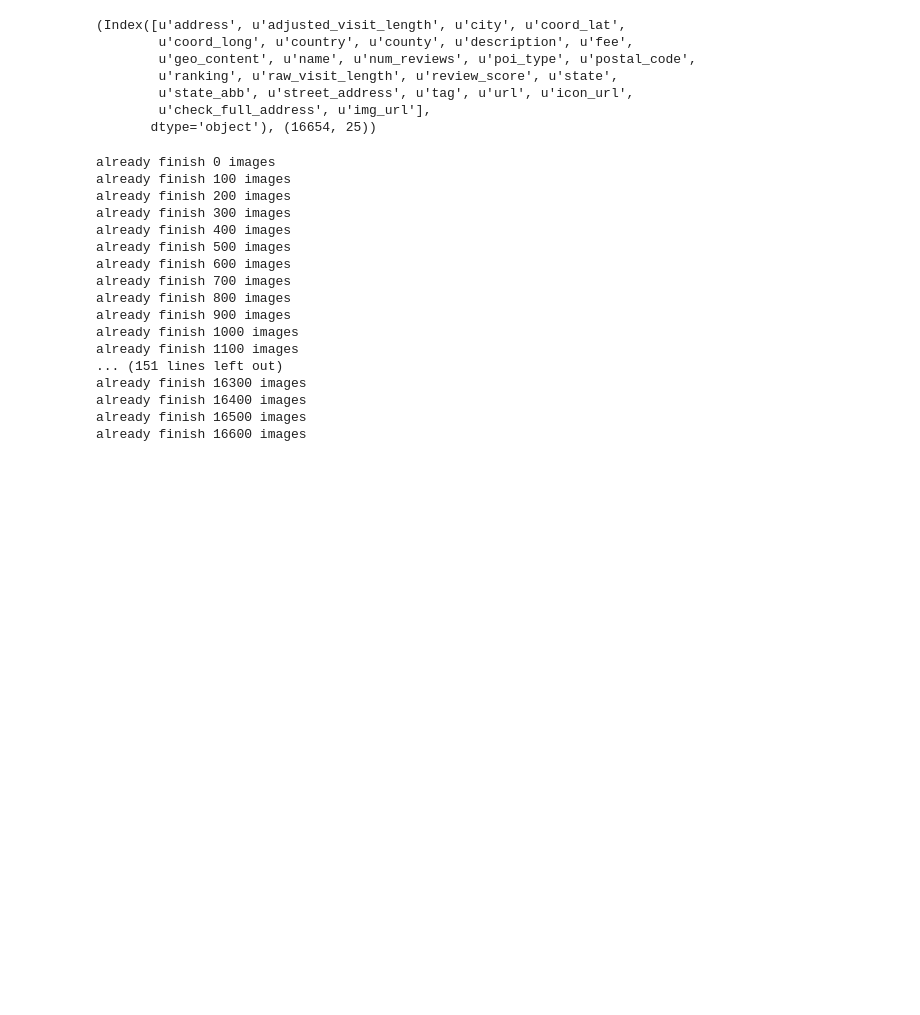
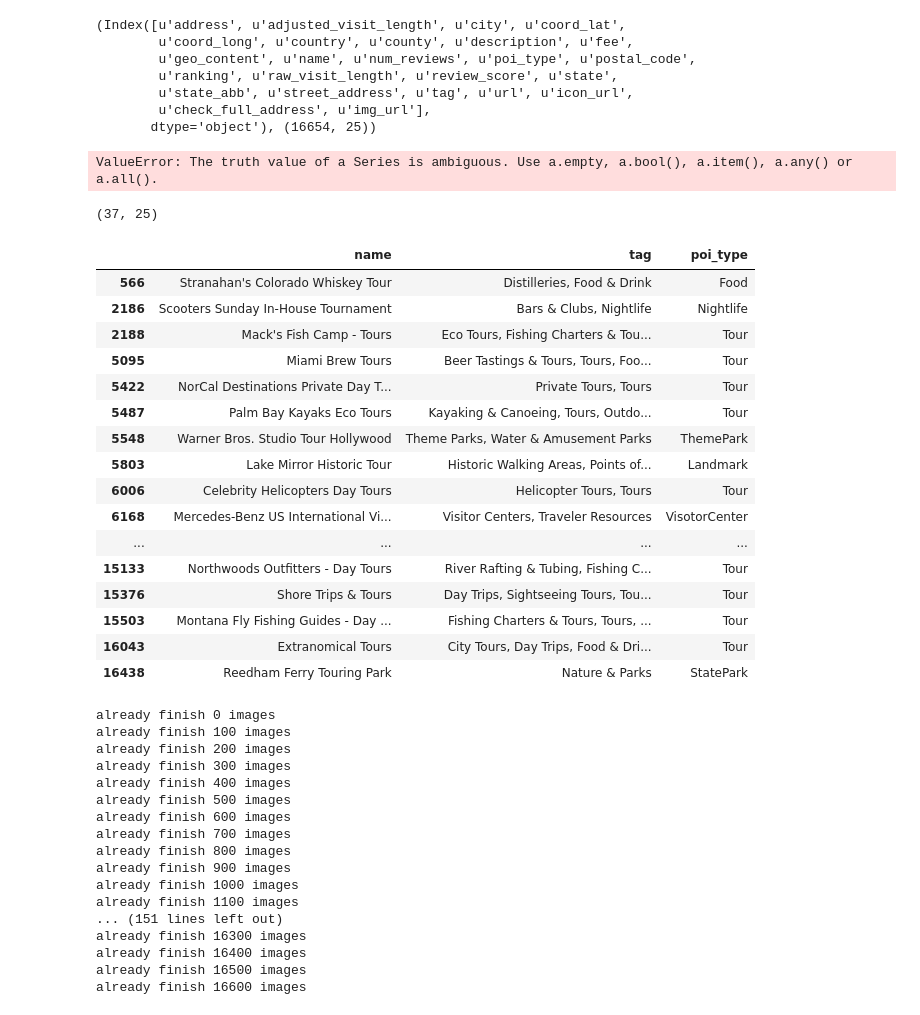
Before and after one commit to kennethcc2005/friends, a Jupyter notebook: sorted_theme.ipynb, the cells around one changed output. Saved outputs shown, nothing was run; the diff lists cells and outputs as text; code cells hidden in the pictures; blank space fills up the shorter version.

Commit message:
fix poi_type

```diff
--- a/sorted_theme.ipynb
+++ b/sorted_theme.ipynb
@@ -2,8 +2,8 @@
 import pandas as pd
 import numpy as py
 # %%
-poi = pd.read_csv("poi_detail_table_final_v1.csv", encoding = ('utf-8'), index_col =0)
-# poi.to_csv("poi_detail_table_final_v1.csv", encoding = ('utf-8'))
+# poi = pd.read_csv("poi_detail_table_final_v1.csv", encoding = ('utf-8'), index_col =0)
+poi.to_csv("poi_detail_table_final_v1.csv", encoding = ('utf-8'))
 # %%
 poi.columns, poi.shape
 # %% [output]
@@ -14,6 +14,38 @@ poi.columns, poi.shape
         u'state_abb', u'street_address', u'tag', u'url', u'icon_url',
         u'check_full_address', u'img_url'],
        dtype='object'), (16654, 25))
+# %%
+poi[(poi.name.str.contains('Tour', case=False) and poi.tag.str.contains('Tour'))][['name','tag','poi_type']]
+# %% [output]
+ValueError: The truth value of a Series is ambiguous. Use a.empty, a.bool(), a.item(), a.any() or a.all().
+# %%
+a = poi[poi.name.str.contains('Tour')]
+b= a[a.tag.str.contains('Tour')].shape
+b
+# [['name','tag','poi_type']]
+# poi["poi_type"].loc[b] = "Tour"
+# %% [output]
+(37, 25)
+# %%
+poi[poi.name.str.contains('Tour')][['name','tag','poi_type']]
+# %% [output]
+|  | name | tag | poi_type |
+| 566 | Stranahan's Colorado Whiskey Tour | Distilleries, Food & Drink | Food |
+| 2186 | Scooters Sunday In-House Tournament | Bars & Clubs, Nightlife | Nightlife |
+| 2188 | Mack's Fish Camp - Tours | Eco Tours, Fishing Charters & Tou... | Tour |
+| 5095 | Miami Brew Tours | Beer Tastings & Tours, Tours, Foo... | Tour |
+| 5422 | NorCal Destinations Private Day T... | Private Tours, Tours | Tour |
+| 5487 | Palm Bay Kayaks Eco Tours | Kayaking & Canoeing, Tours, Outdo... | Tour |
+| 5548 | Warner Bros. Studio Tour Hollywood | Theme Parks, Water & Amusement Parks | ThemePark |
+| 5803 | Lake Mirror Historic Tour | Historic Walking Areas, Points of... | Landmark |
+| 6006 | Celebrity Helicopters Day Tours | Helicopter Tours, Tours | Tour |
+| 6168 | Mercedes-Benz US International Vi... | Visitor Centers, Traveler Resources | VisotorCenter |
+| ... | ... | ... | ... |
+| 15133 | Northwoods Outfitters - Day Tours | River Rafting & Tubing, Fishing C... | Tour |
+| 15376 | Shore Trips & Tours | Day Trips, Sightseeing Tours, Tou... | Tour |
+| 15503 | Montana Fly Fishing Guides - Day ... | Fishing Charters & Tours, Tours, ... | Tour |
+| 16043 | Extranomical Tours | City Tours, Day Trips, Food & Dri... | Tour |
+| 16438 | Reedham Ferry Touring Park | Nature & Parks | StatePark |
 # %%
 # for i in poi.img_url[0:2]:
 #     print i
```
Also changed, not shown: 1 other file.
